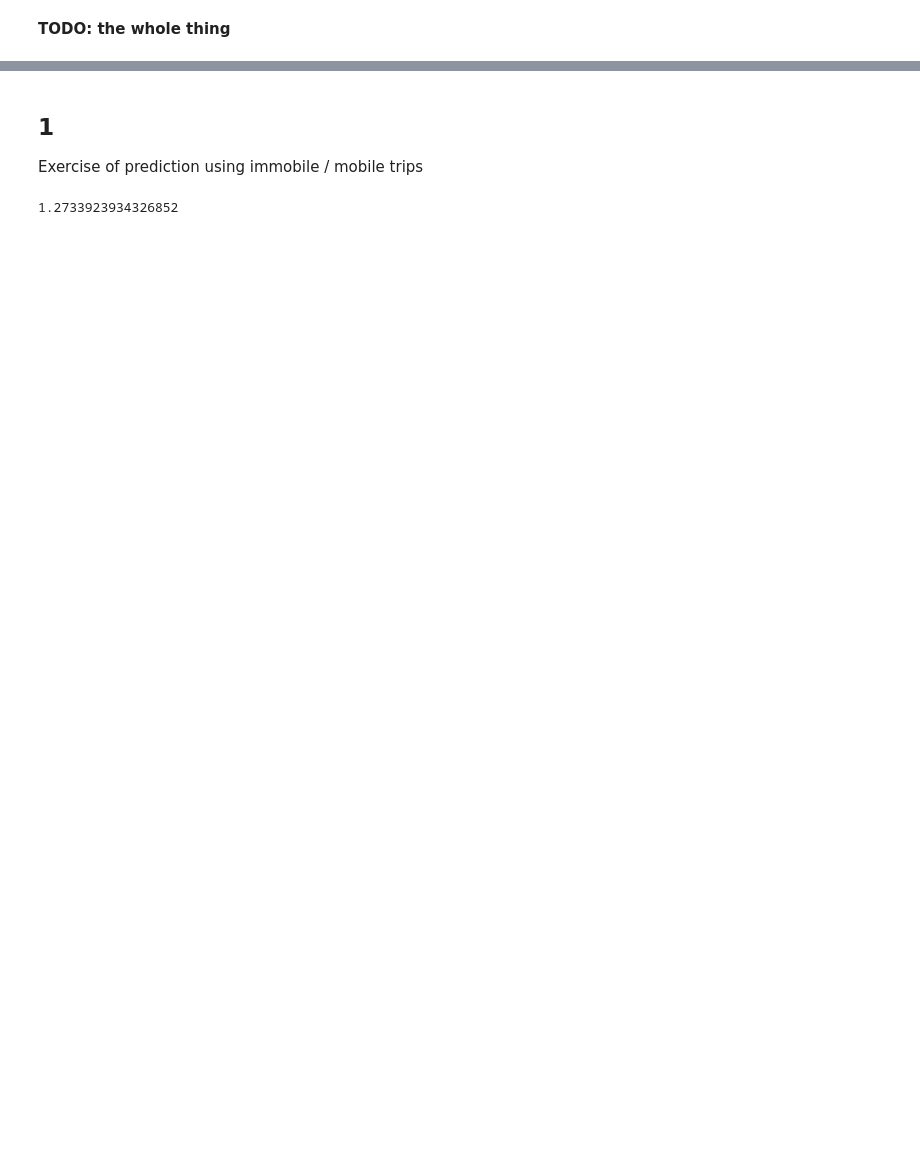
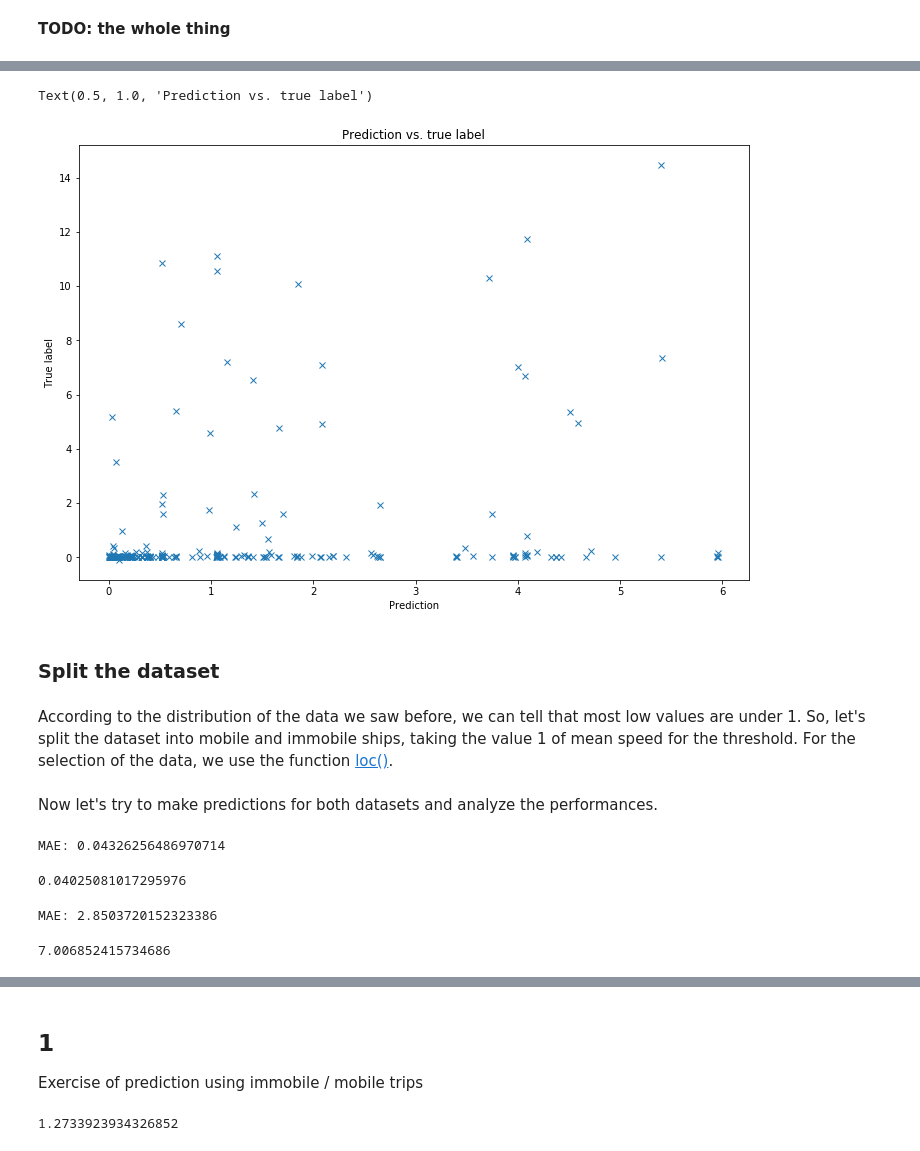
Before and after one commit to xldrkp/jb-test, a Jupyter notebook: content/chapter1-numerical/1-2-3-biased.ipynb, the cells around one changed output, grey strips where cells are left out. Saved outputs shown, nothing was run; the diff lists cells and outputs as text; code cells hidden in the pictures; blank space fills up the shorter version.

```diff
--- a/content/chapter1-numerical/1-2-3-biased.ipynb
+++ b/content/chapter1-numerical/1-2-3-biased.ipynb
@@ -18,0 +87,13 @@ __TODO: the whole thing__
+# %%
+plt.figure(figsize = (12, 8))
+plt.plot(pred, y_test, 'x')
+plt.xlabel('Prediction')
+plt.ylabel('True label')
+plt.title('Prediction vs. true label')
+# %% [output]
+Text(0.5, 1.0, 'Prediction vs. true label')
+[figure, added]
+# %% [markdown]
+### Split the dataset
+# %% [markdown]
+According to the distribution of the data we saw before, we can tell that most low values are under 1. So, let's split the dataset into mobile and immobile ships, taking the value 1 of mean speed for the threshold. For the selection of the data, we use the function [loc()](https://pandas.pydata.org/pandas-docs/stable/reference/api/pandas.DataFrame.loc.html).
@@ -18,0 +103,24 @@ __TODO: the whole thing__
+# %% [markdown]
+Now let's try to make predictions for both datasets and analyze the performances.
+# %%
+# Prediction for immobile ships
+
+predictions1, y_test1 = knn_regression(immobile, x, y)
+print('MAE: ' + str(mean_absolute_error(predictions1, y_test1)))
+# %% [output]
+MAE: 0.04326256486970714
+# %%
+immobile['MeanSOG'].mean()
+# %% [output]
+0.04025081017295976
+# %%
+# Prediction for mobile ships
+
+predictions2, y_test2 = knn_regression(mobile, x, y)
+print('MAE: ' + str(mean_absolute_error(predictions2, y_test2)))
+# %% [output]
+MAE: 2.8503720152323386
+# %%
+mobile['MeanSOG'].mean()
+# %% [output]
+7.006852415734686
```
Also changed, not shown: parts of 35 cells of this notebook.
